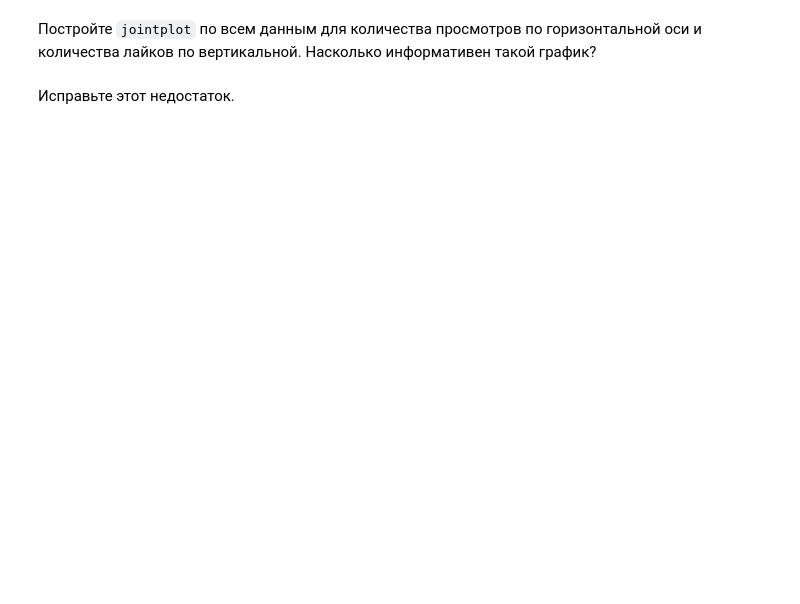
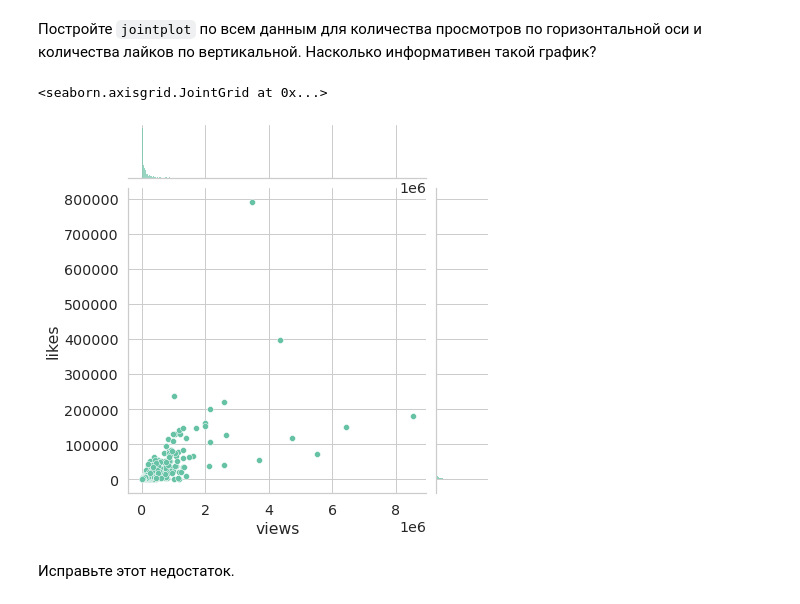
Before and after one commit to InversionSpaces/mipt-stats, a Jupyter notebook: task2.ipynb, the cells around one changed output. Drawn from its saved outputs; the diff is of its cells as text; code cells hidden in the pictures; blank space fills up the shorter version.

```diff
--- a/task2.ipynb
+++ b/task2.ipynb
@@ -317,2 +352,7 @@ plt.show()
+# %%
+sns.jointplot(x="views", y="likes", data=df)
+# %% [output]
+<seaborn.axisgrid.JointGrid at 0x...>
+[figure, added]
 # %% [markdown]
 Исправьте этот недостаток.
```
Also changed, not shown: parts of 22 cells of this notebook.
